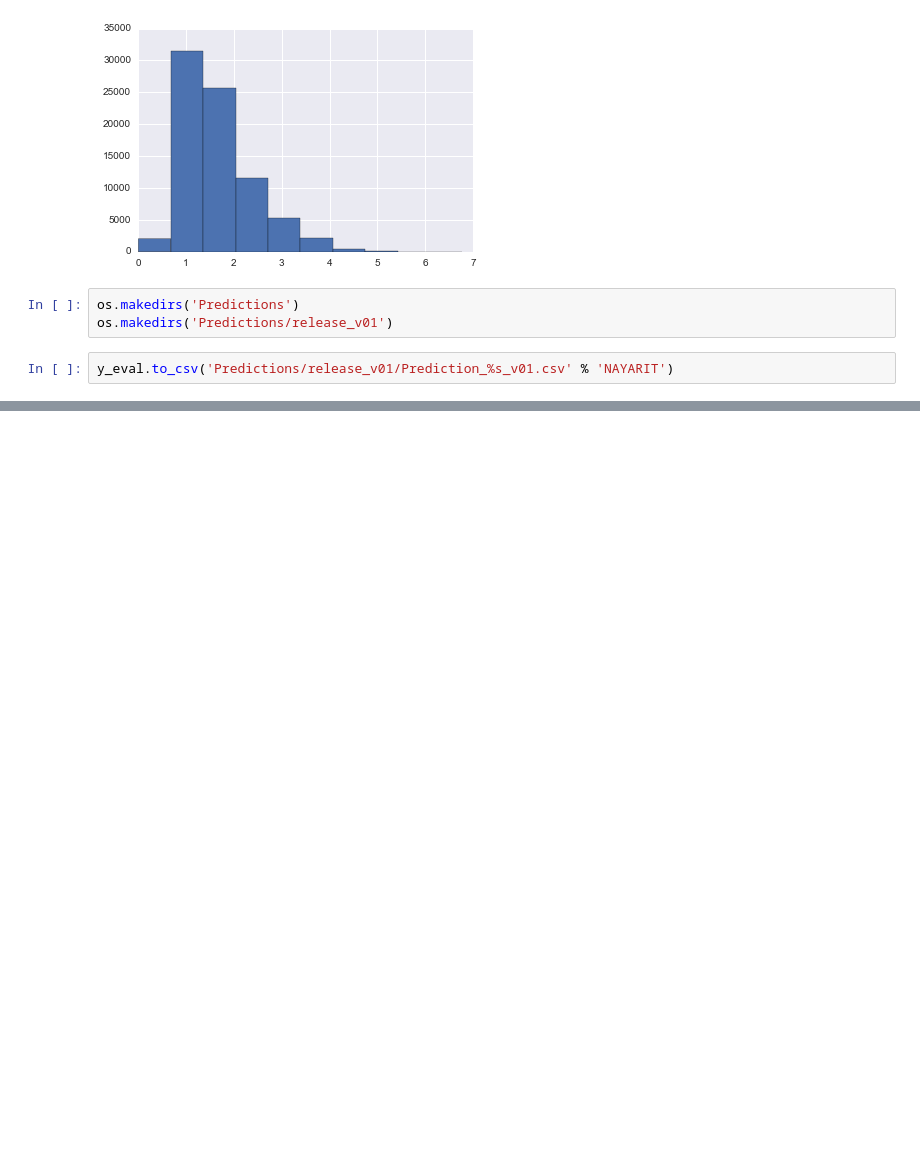
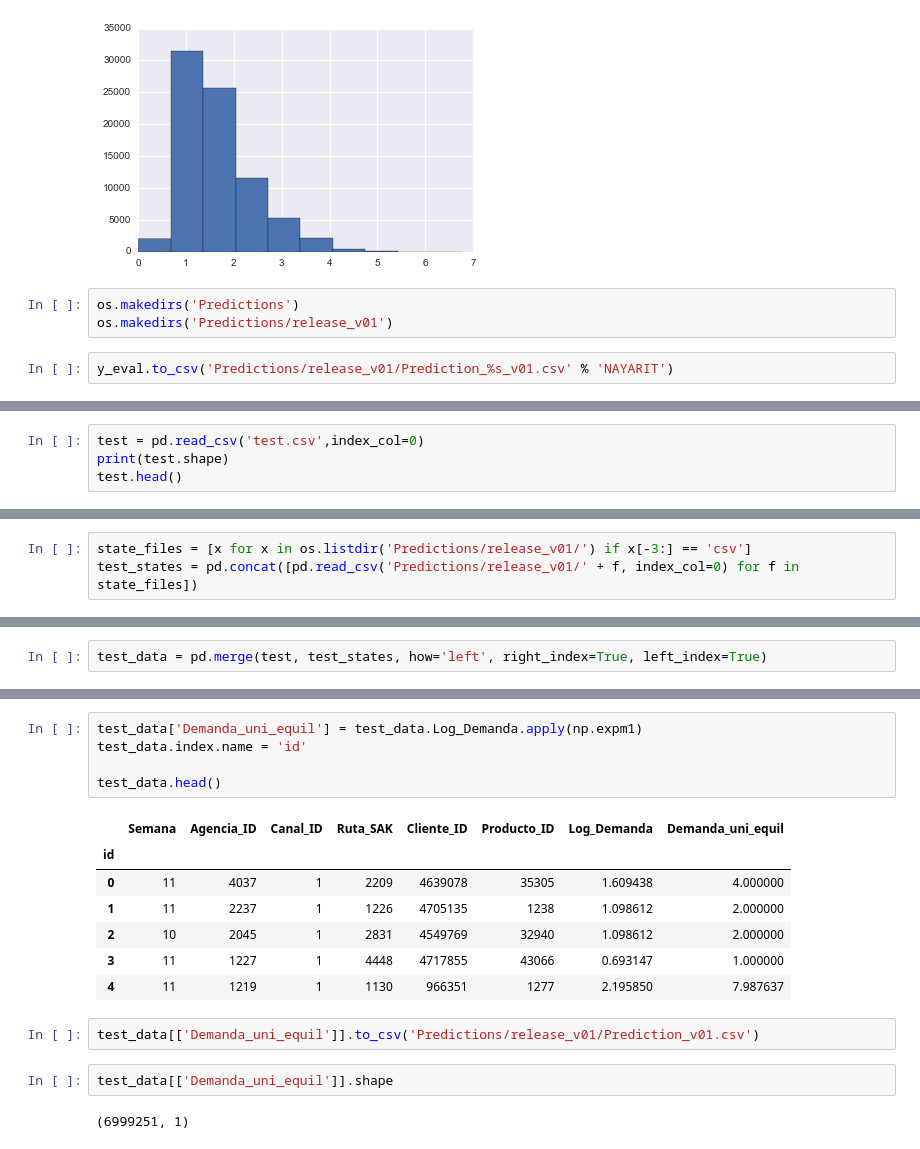
Before and after one commit to ValIlya/KB, a Jupyter notebook: models/models_timeseries_release_v01.ipynb, the cells around one changed output, grey strips where cells are left out. Drawn from its saved outputs; the diff is of its cells as text; blank space fills up the shorter version.

Commit message:
Release_v01.15 with working prediction for submit set

```diff
--- a/models/models_timeseries_release_v01.ipynb
+++ b/models/models_timeseries_release_v01.ipynb
@@ -326,0 +329,4 @@ y_eval.to_csv('Predictions/release_v01/Prediction_%s_v01.csv' % 'NAYARIT')
+# %%
+test = pd.read_csv('test.csv',index_col=0)
+print(test.shape)
+test.head()
@@ -326,0 +342,3 @@ y_eval.to_csv('Predictions/release_v01/Prediction_%s_v01.csv' % 'NAYARIT')
+# %%
+state_files = [x for x in os.listdir('Predictions/release_v01/') if x[-3:] == 'csv']
+test_states = pd.concat([pd.read_csv('Predictions/release_v01/' + f, index_col=0) for f in state_files])
@@ -326,0 +353,2 @@ y_eval.to_csv('Predictions/release_v01/Prediction_%s_v01.csv' % 'NAYARIT')
+# %%
+test_data = pd.merge(test, test_states, how='left', right_index=True, left_index=True)
@@ -326,0 +369,19 @@ y_eval.to_csv('Predictions/release_v01/Prediction_%s_v01.csv' % 'NAYARIT')
+# %%
+test_data['Demanda_uni_equil'] = test_data.Log_Demanda.apply(np.expm1)
+test_data.index.name = 'id'
+
+test_data.head()
+# %% [output]
+|  | Semana | Agencia_ID | Canal_ID | Ruta_SAK | Cliente_ID | Producto_ID | Log_Demanda | Demanda_uni_equil |
+| id |  |  |  |  |  |  |  |  |
+| 0 | 11 | 4037 | 1 | 2209 | 4639078 | 35305 | 1.609438 | 4.000000 |
+| 1 | 11 | 2237 | 1 | 1226 | 4705135 | 1238 | 1.098612 | 2.000000 |
+| 2 | 10 | 2045 | 1 | 2831 | 4549769 | 32940 | 1.098612 | 2.000000 |
+| 3 | 11 | 1227 | 1 | 4448 | 4717855 | 43066 | 0.693147 | 1.000000 |
+| 4 | 11 | 1219 | 1 | 1130 | 966351 | 1277 | 2.195850 | 7.987637 |
+# %%
+test_data[['Demanda_uni_equil']].to_csv('Predictions/release_v01/Prediction_v01.csv')
+# %%
+test_data[['Demanda_uni_equil']].shape
+# %% [output]
+(6999251, 1)
```
Also changed, not shown: parts of 5 cells of this notebook, 2 other files.
